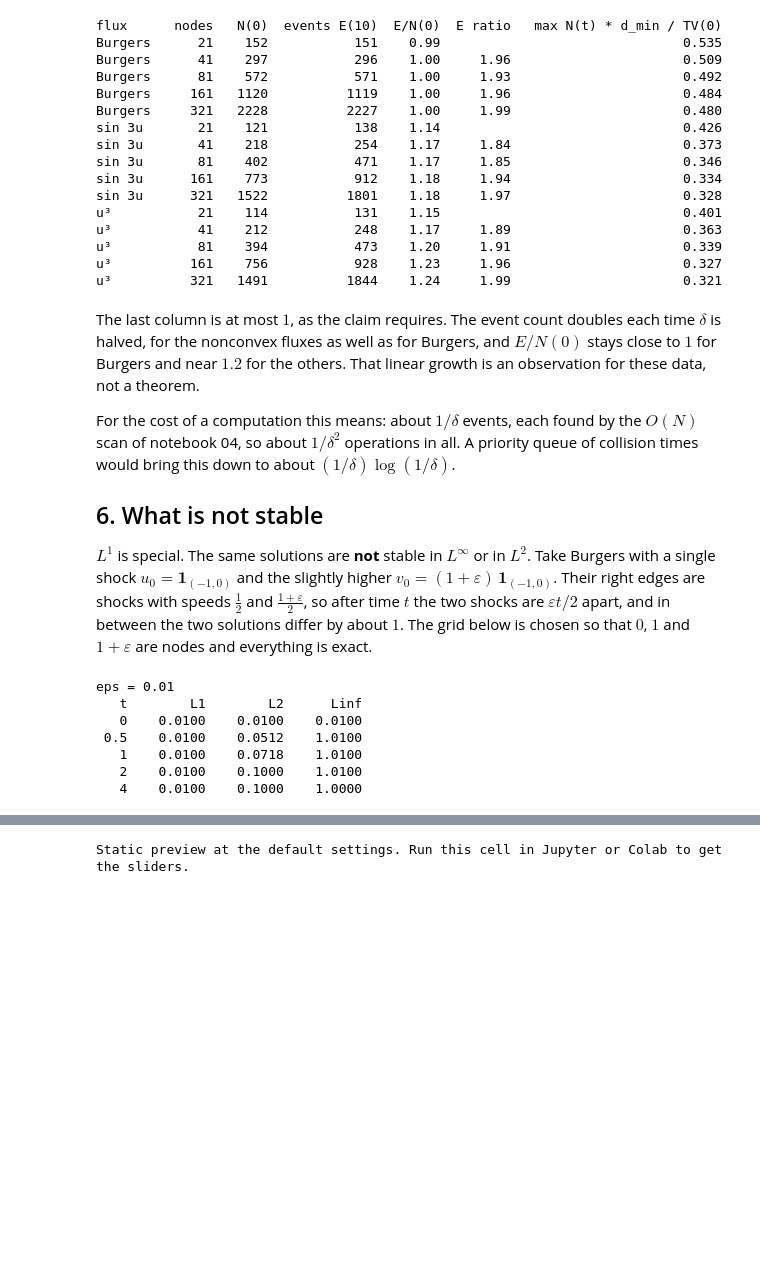
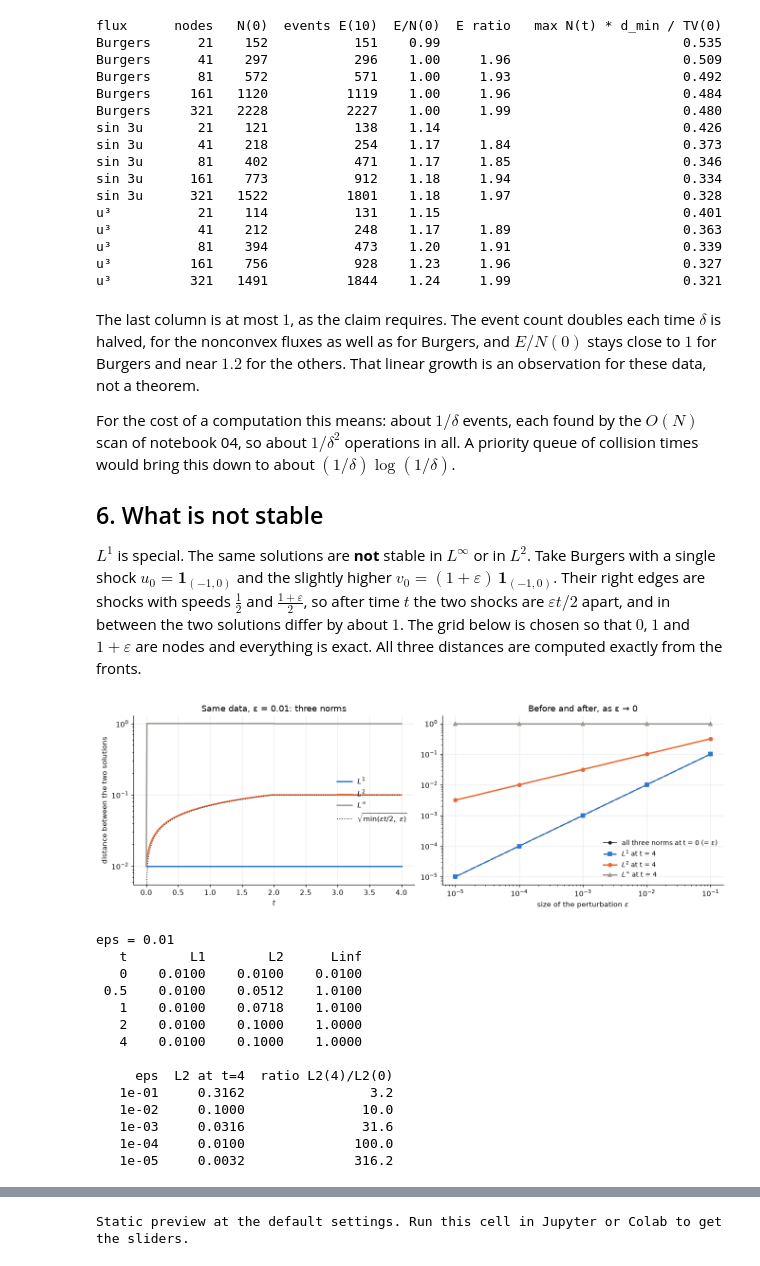
Before and after one commit to parasuramv/scalar-front-tracking, a Jupyter notebook: notebooks/06_stability.ipynb, the cells around one changed output, grey strips where cells are left out. Saved outputs shown, nothing was run; the diff lists cells and outputs as text; code cells hidden in the pictures; blank space fills up the shorter version.

Commit message:
Notebook 06: add L2 non-contraction figure
Co-Authored-By: Claude Opus 5.5 <noreply@anthropic.com>

```diff
--- a/notebooks/06_stability.ipynb
+++ b/notebooks/06_stability.ipynb
@@ -455,32 +455,80 @@ $L^1$ is special. The same solutions are **not** stable in $L^\infty$ or in $L^2
 shock $u_0=\mathbf 1_{(-1,0)}$ and the slightly higher $v_0=(1+\varepsilon)\,\mathbf 1_{(-1,0)}$. Their right edges
 are shocks with speeds $\tfrac12$ and $\tfrac{1+\varepsilon}2$, so after time $t$ the two shocks are
 $\varepsilon t/2$ apart, and in between the two solutions differ by about $1$. The grid below is chosen so
-that $0$, $1$ and $1+\varepsilon$ are nodes and everything is exact.
+that $0$, $1$ and $1+\varepsilon$ are nodes and everything is exact. All three distances are computed
+exactly from the fronts.
 # %%
-eps = 0.01
-flux = DiscreteFlux(burgers, np.array([0.0, 0.5, 1.0, 1.0 + eps]))
-a = FrontTracker.from_values(flux, [-1.0, 0.0], [0.0, 1.0, 0.0], record_history=False)
-b = FrontTracker.from_values(flux, [-1.0, 0.0], [0.0, 1.0 + eps, 0.0], record_history=False)
-
 def norms(a, b):
+    """Exact L1, L2 and Linf distances of two step solutions (same far field)."""
     p = np.unique(np.concatenate([fronts_x(a), fronts_x(b)]))
     mid = 0.5 * (p[1:] + p[:-1])
     diff, w = np.abs(a.sample(mid) - b.sample(mid)), np.diff(p)
     return np.sum(diff * w), np.sqrt(np.sum(diff**2 * w)), diff.max()
 
+def shock_pair(eps):
+    """u0 = 1 on (-1,0), v0 = 1+eps on (-1,0); nodes 0, 1/2, 1, 1+eps make everything exact."""
+    flux = DiscreteFlux(burgers, np.array([0.0, 0.5, 1.0, 1.0 + eps]))
+    make = lambda top: FrontTracker.from_values(flux, [-1.0, 0.0], [0.0, top, 0.0],
+                                                record_history=False)
+    return make(1.0), make(1.0 + eps)
+
+eps = 0.01
+a, b = shock_pair(eps)
+ts = np.linspace(0, 4, 401)
+hist = []
+for t in ts:
+    a.run(t); b.run(t)
+    hist.append(norms(a, b))
+hist = np.array(hist)
+
+eps_list = 10.0 ** -np.arange(1, 6)
+final = []
+for e in eps_list:
+    a, b = shock_pair(e)
+    a.run(4.0); b.run(4.0)
+    final.append(norms(a, b))
+final = np.array(final)
+
+fig, (p, q) = plt.subplots(1, 2, figsize=(12, 4), constrained_layout=True)
+for k, (lab, c) in enumerate(((r"$L^1$", C_POLY), (r"$L^2$", C_ENV), (r"$L^\infty$", C_FLUX))):
+    p.plot(ts, hist[:, k], color=c, label=lab)
+p.plot(ts, np.sqrt(np.minimum(eps * ts / 2, eps)), ":", color=C_EXACT, lw=1.2,
+       label=r"$\sqrt{\min(\varepsilon t/2,\ \varepsilon)}$")
+p.set(yscale="log", xlabel="$t$", ylabel="distance between the two solutions",
+      title=f"Same data, ε = {eps}: three norms")
+p.legend(frameon=False, loc="center right")
+q.loglog(eps_list, eps_list, "o-", color=C_EXACT, ms=4, lw=1, label="all three norms at t = 0 (= ε)")
+q.loglog(eps_list, final[:, 0], "s--", color=C_POLY, ms=5, label=r"$L^1$ at t = 4")
+q.loglog(eps_list, final[:, 1], "o-", color=C_ENV, ms=5, label=r"$L^2$ at t = 4")
+q.loglog(eps_list, final[:, 2], "^-", color=C_FLUX, ms=5, label=r"$L^\infty$ at t = 4")
+q.set(xlabel=r"size of the perturbation $\varepsilon$", title="Before and after, as ε → 0")
+q.legend(frameon=False, fontsize=9)
+plt.show()
+
 lines = [f"eps = {eps}", f"{'t':>4} {'L1':>9} {'L2':>9} {'Linf':>9}"]
 for t in (0.0, 0.5, 1.0, 2.0, 4.0):
-    a.run(t); b.run(t)
-    lines.append(f"{t:4g} " + " ".join(f"{v:9.4f}" for v in norms(a, b)))
+    i = int(np.argmin(np.abs(ts - t)))
+    lines.append(f"{t:4g} " + " ".join(f"{v:9.4f}" for v in hist[i]))
+lines += ["", f"{'eps':>8} {'L2 at t=4':>10} {'ratio L2(4)/L2(0)':>18}"]
+for e, (l1, l2, li) in zip(eps_list, final):
+    lines.append(f"{e:8.0e} {l2:10.4f} {l2 / e:18.1f}")
 print("\n".join(lines))
 # %% [output]
+[figure, added]
 eps = 0.01
    t        L1        L2      Linf
    0    0.0100    0.0100    0.0100
  0.5    0.0100    0.0512    1.0100
    1    0.0100    0.0718    1.0100
-   2    0.0100    0.1000    1.0100
+   2    0.0100    0.1000    1.0000
    4    0.0100    0.1000    1.0000
+
+     eps  L2 at t=4  ratio L2(4)/L2(0)
+   1e-01     0.3162                3.2
+   1e-02     0.1000               10.0
+   1e-03     0.0316               31.6
+   1e-04     0.0100              100.0
+   1e-05     0.0032              316.2
 # %% [markdown]
 * **$L^1$:** the distance stays exactly $\varepsilon$. It does not shrink either, and §2 says why: at every front
   of one solution, the other solution's value is an endpoint of the jump, never strictly inside it.
```
Also changed, not shown: parts of 1 cell of this notebook, 1 other file.
